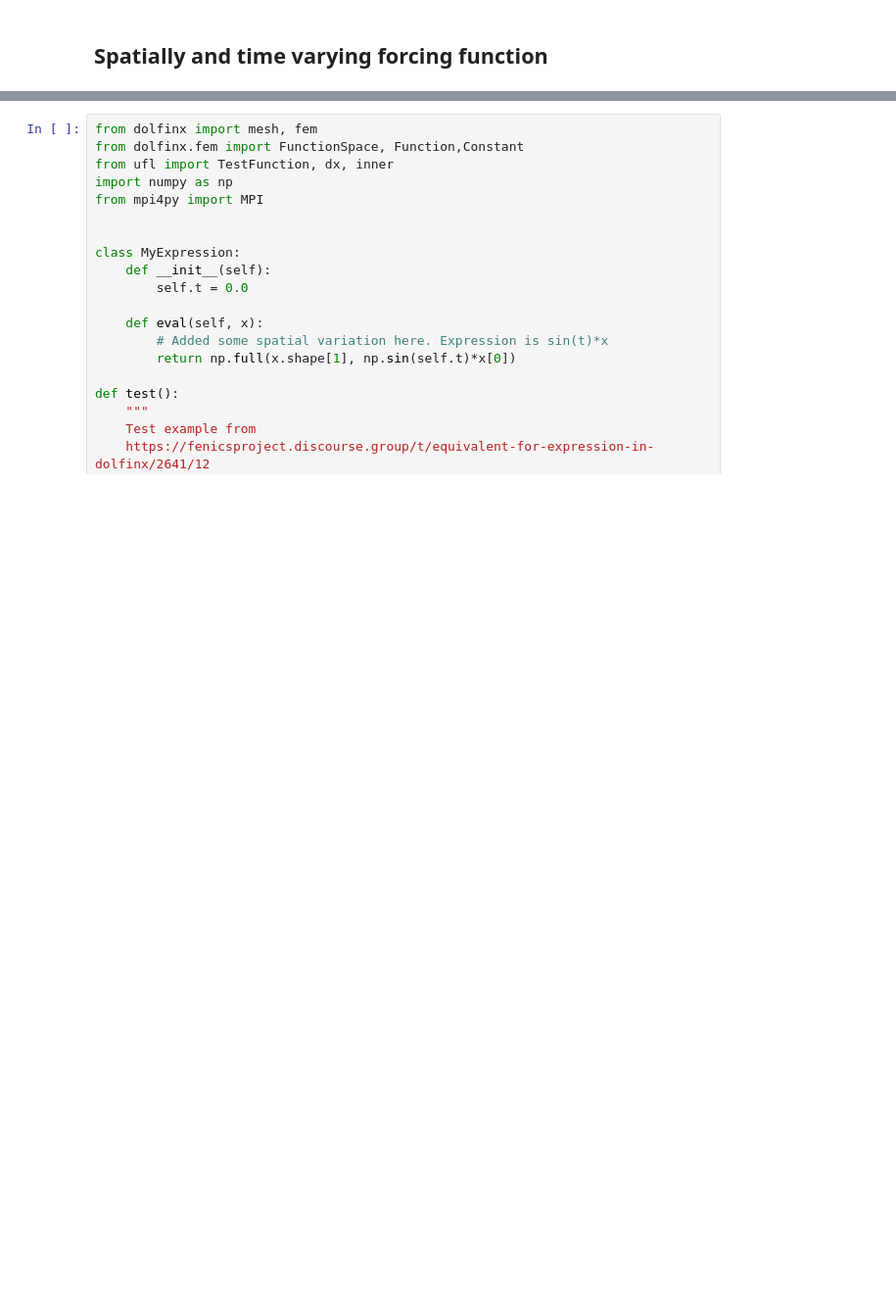
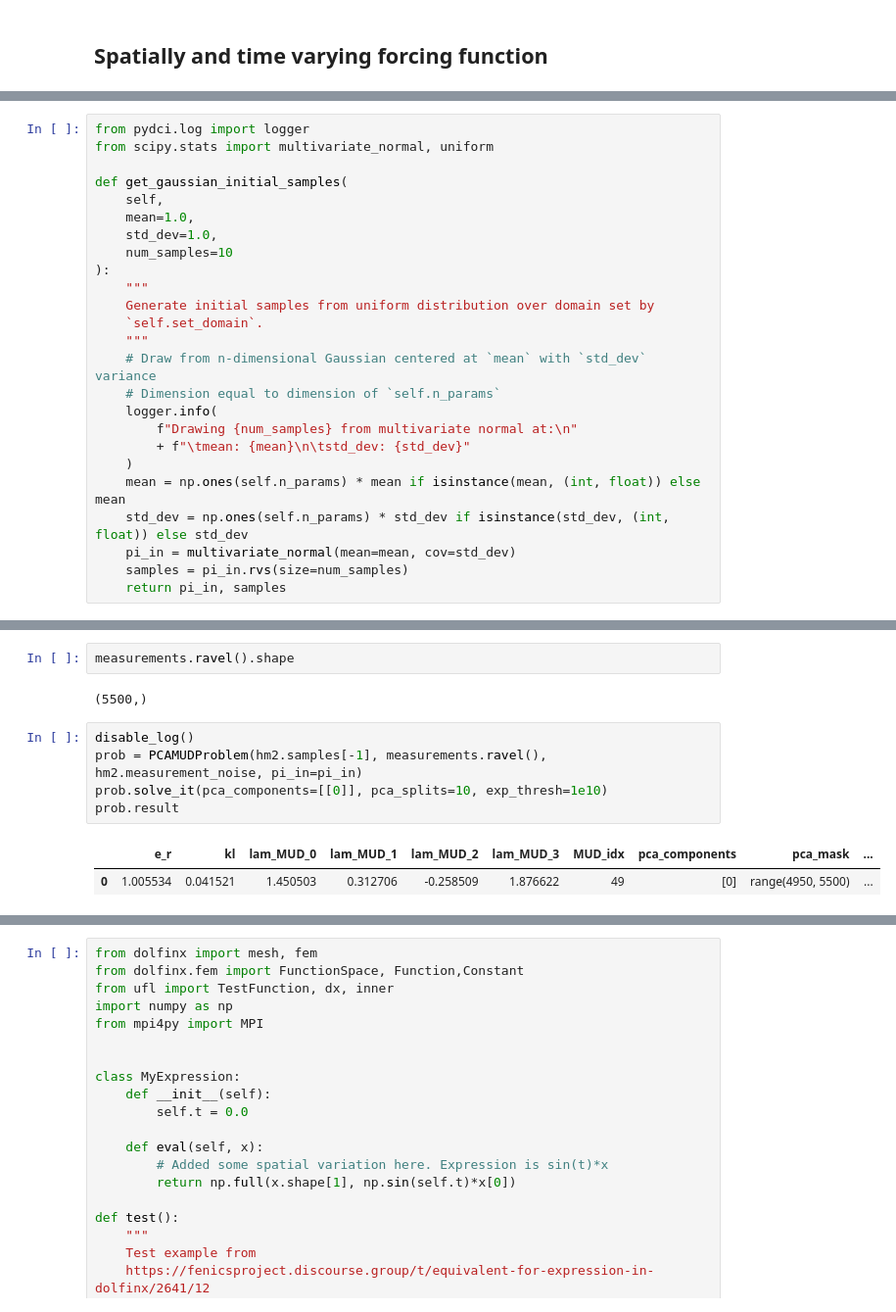
Before and after one commit to UT-CHG/pyDCI, a Jupyter notebook: notebooks/Examples/HeatEquation.ipynb, the cells around one changed output, grey strips where cells are left out. Shown at 98% size. Drawn from its saved outputs; the diff is of its cells as text; blank space fills up the shorter version.

```diff
--- a/notebooks/Examples/HeatEquation.ipynb
+++ b/notebooks/Examples/HeatEquation.ipynb
@@ -296,0 +309,25 @@ Image(url='u_time_forced.gif')
+# %%
+from pydci.log import logger
+from scipy.stats import multivariate_normal, uniform
+
+def get_gaussian_initial_samples(
+    self,
+    mean=1.0,
+    std_dev=1.0,
+    num_samples=10
+):
+    """
+    Generate initial samples from uniform distribution over domain set by
+    `self.set_domain`.
+    """
+    # Draw from n-dimensional Gaussian centered at `mean` with `std_dev` variance
+    # Dimension equal to dimension of `self.n_params`
+    logger.info(
+        f"Drawing {num_samples} from multivariate normal at:\n"
+        + f"\tmean: {mean}\n\tstd_dev: {std_dev}"
+    )
+    mean = np.ones(self.n_params) * mean if isinstance(mean, (int, float)) else mean
+    std_dev = np.ones(self.n_params) * std_dev if isinstance(std_dev, (int, float)) else std_dev
+    pi_in = multivariate_normal(mean=mean, cov=std_dev)
+    samples = pi_in.rvs(size=num_samples)
+    return pi_in, samples
@@ -296,0 +368,12 @@ Image(url='u_time_forced.gif')
+# %%
+measurements.ravel().shape
+# %% [output]
+(5500,)
+# %%
+disable_log()
+prob = PCAMUDProblem(hm2.samples[-1], measurements.ravel(), hm2.measurement_noise, pi_in=pi_in)
+prob.solve_it(pca_components=[[0]], pca_splits=10, exp_thresh=1e10)
+prob.result
+# %% [output]
+|  | e_r | kl | lam_MUD_0 | lam_MUD_1 | lam_MUD_2 | lam_MUD_3 | MUD_idx | pca_components | pca_mask | ... |
+| 0 | 1.005534 | 0.041521 | 1.450503 | 0.312706 | -0.258509 | 1.876622 | 49 | [0] | range(4950, 5500) | ... |
```
Also changed, not shown: parts of 12 cells of this notebook, 1 other file.
